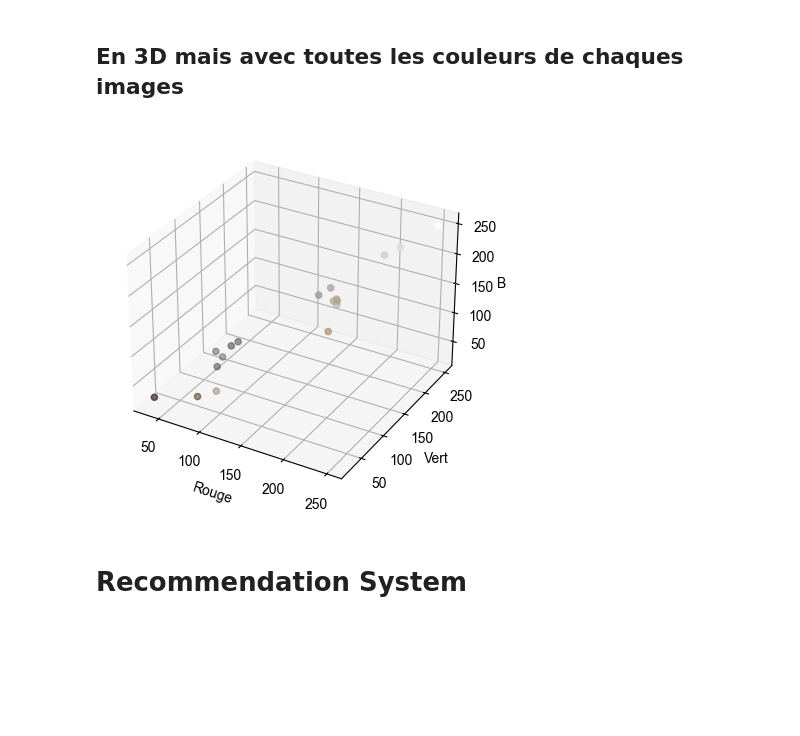
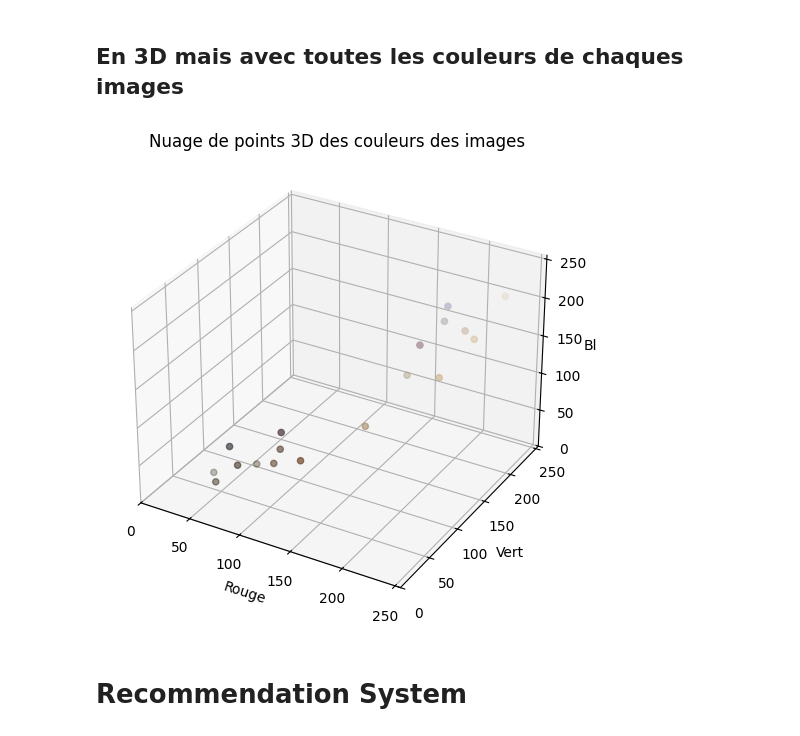
Before and after one commit to alexispzo/Data_Mining_Project, a Jupyter notebook: main.ipynb, the cells around one changed output. Drawn from its saved outputs; the diff is of its cells as text; code cells hidden in the pictures; blank space fills up the shorter version.

```diff
--- a/main.ipynb
+++ b/main.ipynb
@@ -573,0 +621,18 @@ Q384348-Q144          0
+# %%
+# Entraînement du modèle
+rfc = RandomForestClassifier(n_estimators=100, max_depth=5, random_state=69)
+rfc.fit(X_train, y_train.to_numpy().ravel())
+
+# Évaluation du modèle
+y_pred = rfc.predict(X_test)
+print(classification_report(y_test, y_pred, zero_division=1))
+
+# Affichage de l'importance des variables
+importances = rfc.feature_importances_
+indices = np.argsort(importances)[::-1]
+print("Importance des variables :")
+for f in range(X_train.shape[1]):
+    print("%d. %s (%f)" % (f + 1, dataFrame.columns[indices[f]], importances[indices[f]]))
+
+
+print(y_pred)
@@ -715,47 +753,47 @@ plt.show()
 # %% [markdown]
 ## En 3D mais avec toutes les couleurs de chaques images
 # %%
+import json
 import matplotlib.pyplot as plt
 import matplotlib.colors as mcl
+from mpl_toolkits.mplot3d import Axes3D
 
-# Initialiser les listes de coordonnées x, y et z
-x = []
-y = []
-z = []
+# Charger les données JSON
+with open('img_data.json', 'r') as f:
+    data = json.load(f)
 
-# Initialiser la liste de couleurs
-colors = []
+# Initialiser les listes de coordonnées et de couleurs
+x, y, z, colors = [], [], [], []
 
-# Parcourir toutes les images dans le fichier JSON
+# Extraire les couleurs et les convertir en RGB + hex
 for image in data:
-    # Vérifier si l'image actuelle a une clé 'colors'
-    if 'colors' in data[image]:
-        # Parcourir toutes les couleurs pour cette image
-        for color in data[image]['colors']:
-            # Ajouter les valeurs RGB aux listes x, y et z
-            r, g, b = color
-            x.append(r)
-            y.append(g)
-            z.append(b)
-            # Ajouter la couleur à la liste de couleurs
-            colors.append(mcl.to_hex([r/255,g/255,b/255]))
+    for color in data[image].get("colors", []):  # Récupère les couleurs ou [] si absent
+        r, g, b = color
+        x.append(r)
+        y.append(g)
+        z.append(b)
+        colors.append(mcl.to_hex([r/255, g/255, b/255]))  # Conversion hex
 
-# Créer une figure en 3D
-fig = plt.figure()
+# Création d'un graphique 3D
+fig = plt.figure(figsize=(8, 6))
 ax = fig.add_subplot(111, projection='3d')
 
-# Ajouter les points au graphique en 3D
-ax.scatter(x, y, z, c=colors, marker='o')
+# Ajouter les points avec leurs couleurs réelles
+ax.scatter(x, y, z, c=colors, marker='o', s=20)  # Taille ajustée
 
-# Ajouter des labels aux axes
+# Ajouter des labels et fixer les limites des axes
 ax.set_xlabel('Rouge')
 ax.set_ylabel('Vert')
 ax.set_zlabel('Bleu')
+ax.set_xlim(0, 255)
+ax.set_ylim(0, 255)
+ax.set_zlim(0, 255)
+ax.set_title("Nuage de points 3D des couleurs des images")
 
 # Afficher le graphique
 plt.show()
 # %% [output]
-[figure, old version]
+[figure, new version]
 # %% [markdown]
 # Recommendation System
 # %% [markdown]
```
Also changed, not shown: parts of 19 cells of this notebook, 19 other files.
